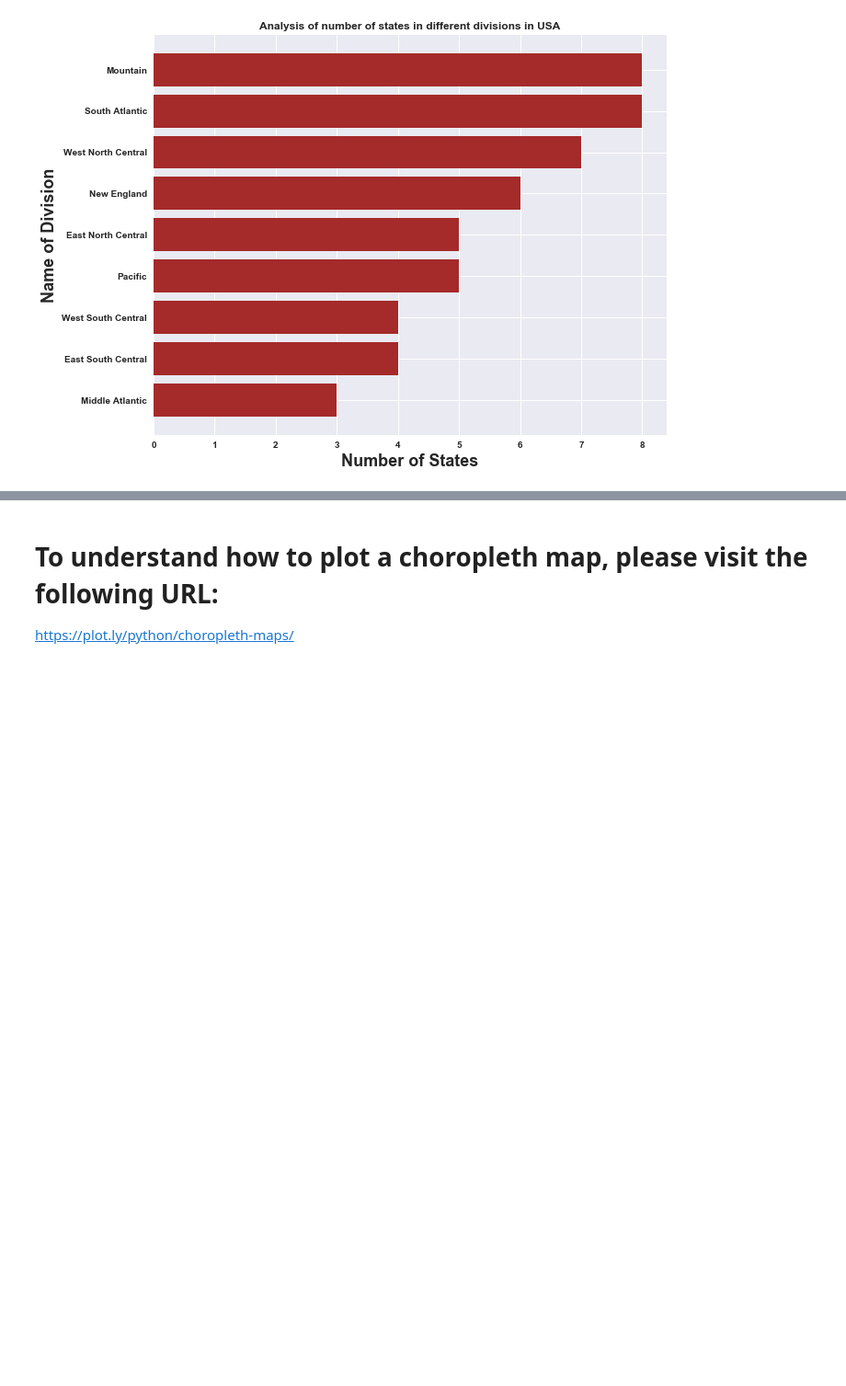
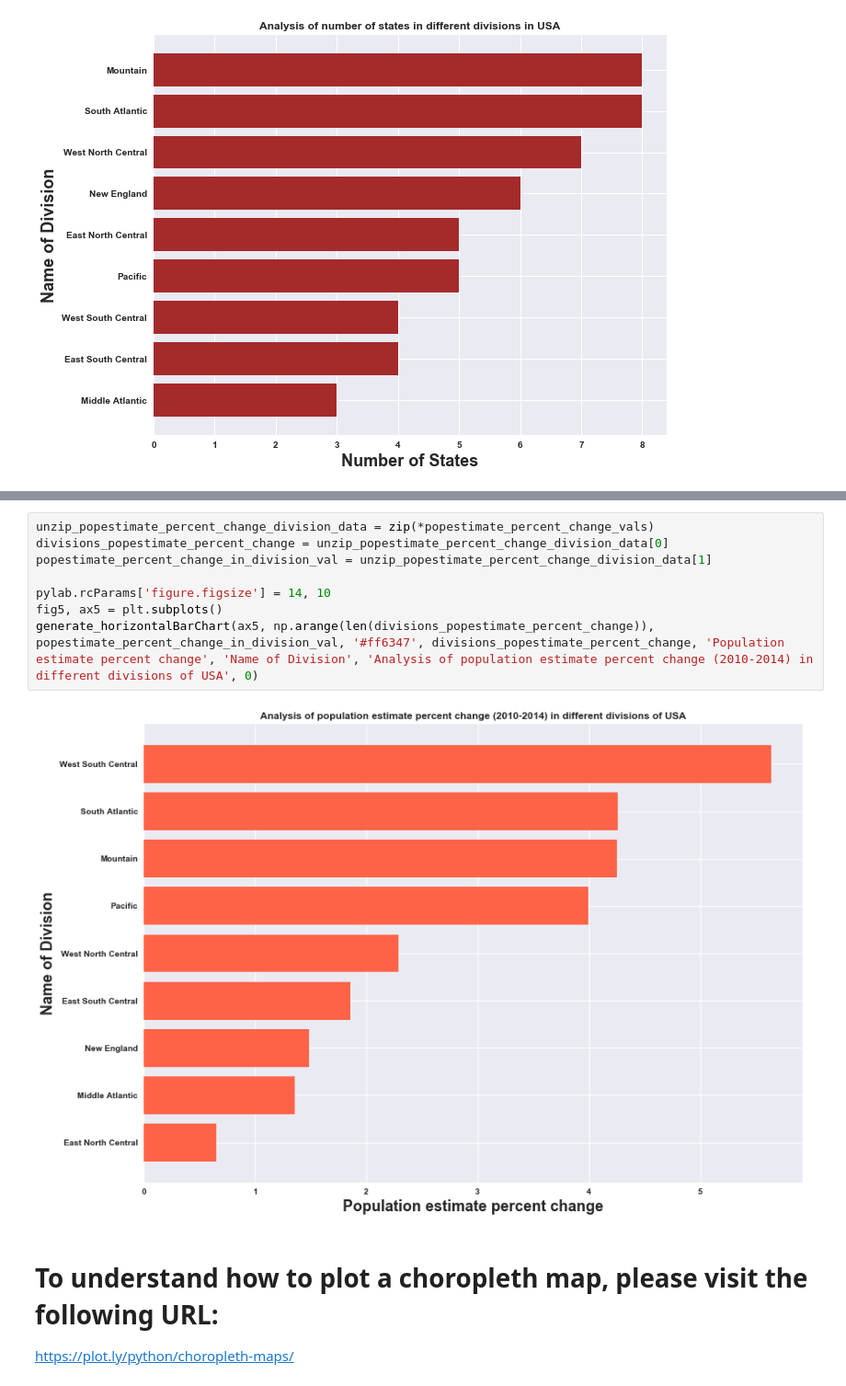
Before and after one commit to bodhisattamaiti25/projects-data-science, a Jupyter notebook: US_Energy_Economic_Census_Data_Analysis/US_Energy_Economic_Census_Data_Analysis.ipynb, the cells around one changed output, grey strips where cells are left out. Shown at 92% size. Cells and saved outputs as stored; diff of their text form; blank space fills up the shorter version.

```diff
--- a/US_Energy_Economic_Census_Data_Analysis/US_Energy_Economic_Census_Data_Analysis.ipynb
+++ b/US_Energy_Economic_Census_Data_Analysis/US_Energy_Economic_Census_Data_Analysis.ipynb
@@ -192,3 +244,13 @@ generate_horizontalBarChart(ax2, np.arange(len(divisions)), states_in_division_c
+# %%
+unzip_popestimate_percent_change_division_data = zip(*popestimate_percent_change_vals)
+divisions_popestimate_percent_change = unzip_popestimate_percent_change_division_data[0]
+popestimate_percent_change_in_division_val = unzip_popestimate_percent_change_division_data[1]
+
+pylab.rcParams['figure.figsize'] = 14, 10
+fig5, ax5 = plt.subplots()
+generate_horizontalBarChart(ax5, np.arange(len(divisions_popestimate_percent_change)), popestimate_percent_change_in_division_val, '#ff6347', divisions_popestimate_percent_change, 'Population estimate percent change', 'Name of Division', 'Analysis of population estimate percent change (2010-2014) in different divisions of USA', 0)
+# %% [output]
+[figure, added]
 # %% [markdown]
 # To understand how to plot a choropleth map, please visit the following URL:
 
```
Also changed, not shown: parts of 6 cells of this notebook.
